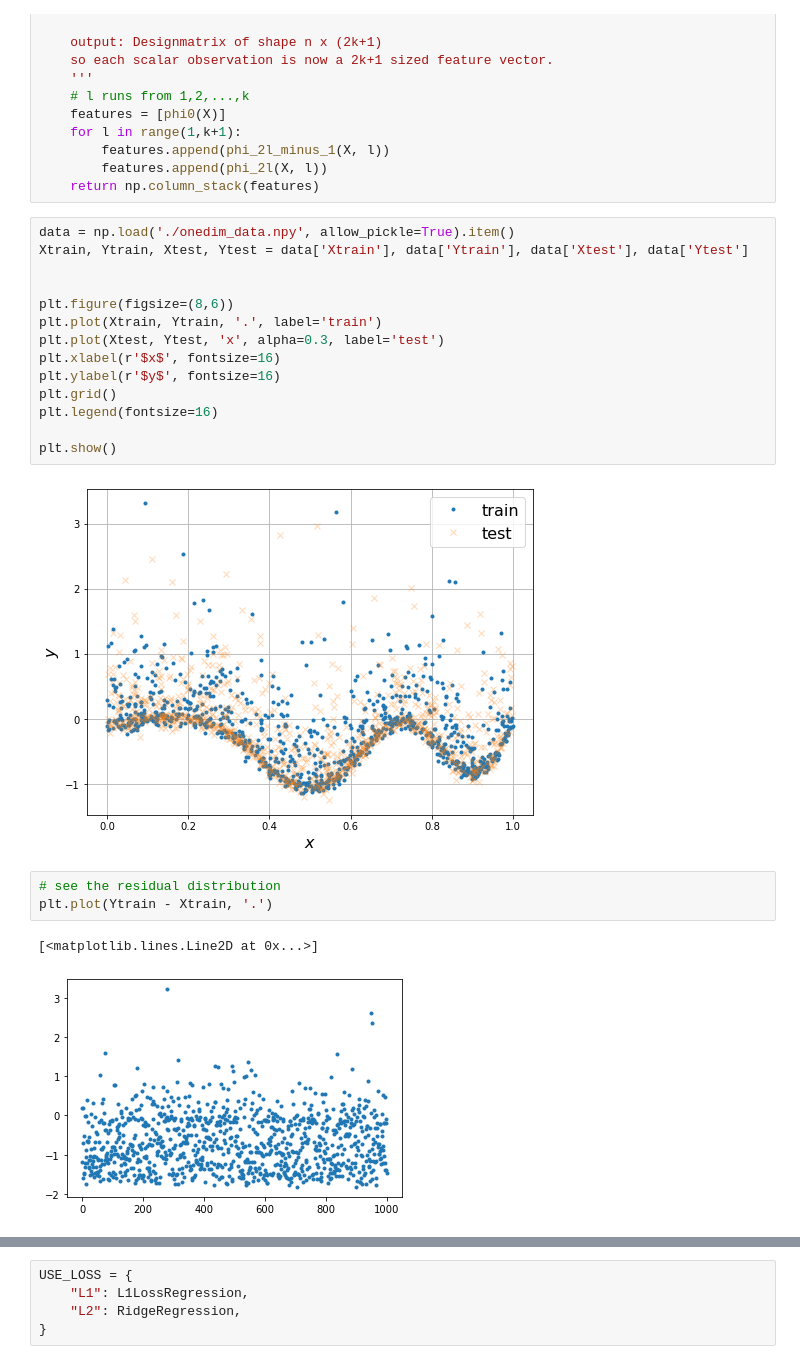
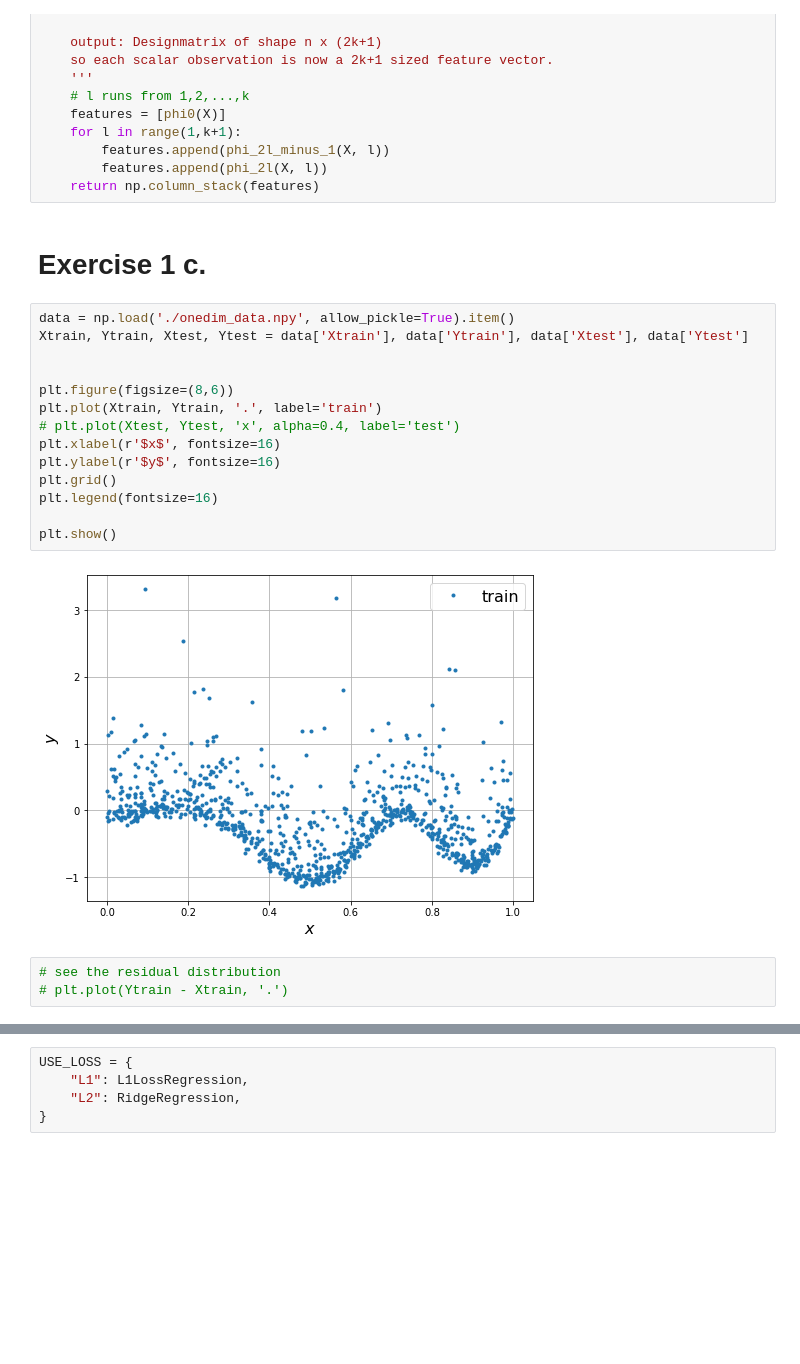
Before and after one commit to swag2198/statistical-ml, a Jupyter notebook: hw5/Exercise1_Ridge_Regression.ipynb, the cells around one changed output, grey strips where cells are left out. Cells and saved outputs as stored; diff of their text form; blank space fills up the shorter version.

```diff
--- a/hw5/Exercise1_Ridge_Regression.ipynb
+++ b/hw5/Exercise1_Ridge_Regression.ipynb
@@ -95,26 +100,25 @@ def Basis(X, k):
         features.append(phi_2l_minus_1(X, l))
         features.append(phi_2l(X, l))
     return np.column_stack(features)
+# %% [markdown]
+# Exercise 1 c.
 # %%
 data = np.load('./onedim_data.npy', allow_pickle=True).item()
 Xtrain, Ytrain, Xtest, Ytest = data['Xtrain'], data['Ytrain'], data['Xtest'], data['Ytest']
 
 
 plt.figure(figsize=(8,6))
 plt.plot(Xtrain, Ytrain, '.', label='train')
-plt.plot(Xtest, Ytest, 'x', alpha=0.3, label='test')
+# plt.plot(Xtest, Ytest, 'x', alpha=0.4, label='test')
 plt.xlabel(r'$x$', fontsize=16)
 plt.ylabel(r'$y$', fontsize=16)
 plt.grid()
 plt.legend(fontsize=16)
 
 plt.show()
 # %% [output]
-[figure, old version]
+[figure, new version]
 # %%
 # see the residual distribution
-plt.plot(Ytrain - Xtrain, '.')
+# plt.plot(Ytrain - Xtrain, '.')
-# %% [output]
-[<matplotlib.lines.Line2D at 0x...>]
-[figure, removed]
 # %% [markdown]
```
Also changed, not shown: parts of 40 cells of this notebook.
